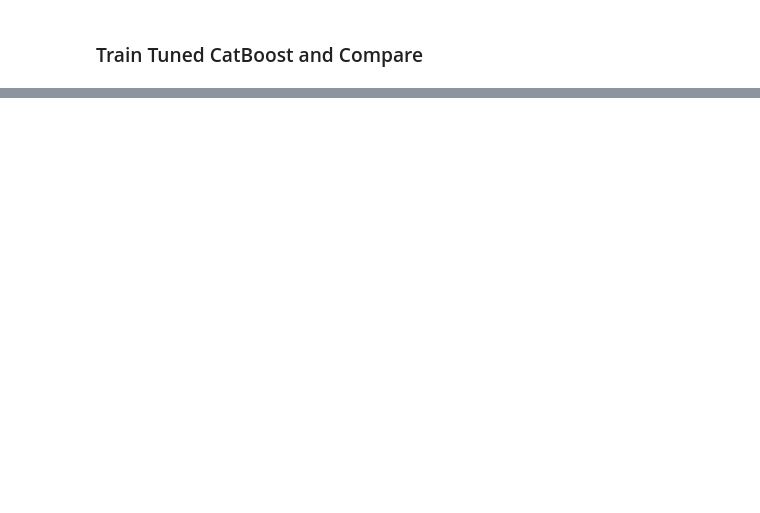
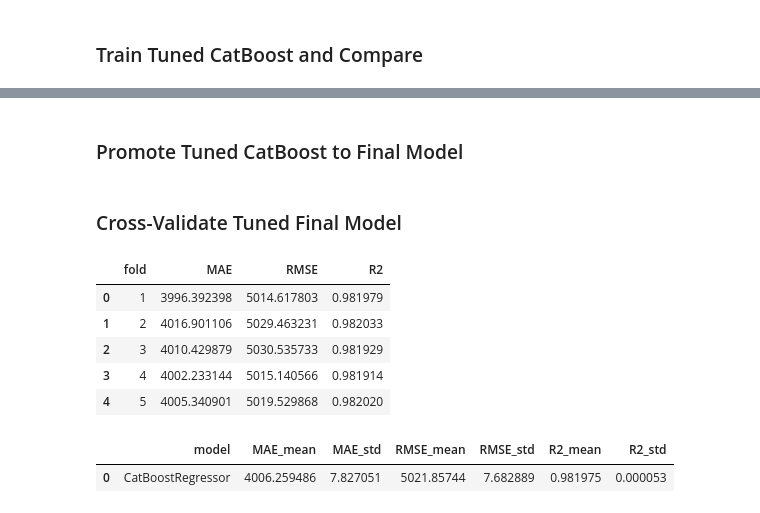
Before and after one commit to JoseSalermo/MachineLearning, a Jupyter notebook: SalaryPredictions.ipynb, the cells around one changed output, grey strips where cells are left out. Drawn from its saved outputs; the diff is of its cells as text; code cells hidden in the pictures; blank space fills up the shorter version.

Commit message:
Final Model Found

```diff
--- a/SalaryPredictions.ipynb
+++ b/SalaryPredictions.ipynb
@@ -684,0 +705,74 @@ display(pd.concat([untuned_metrics, tuned_metrics], ignore_index=True))
+# %% [markdown]
+### Promote Tuned CatBoost to Final Model
+# %%
+final_model_name = "CatBoostRegressor_Tuned"
+final_model = tuned_catboost_model
+final_predictions = tuned_catboost_preds
+final_metrics = tuned_metrics.copy()
+
+print("Selected final model:", final_model_name)
+display(final_metrics)
+# %% [markdown]
+### Cross-Validate Tuned Final Model
+# %%
+from sklearn.model_selection import KFold
+
+X_cv = X.copy()
+for col in categorical_features:
+    X_cv[col] = X_cv[col].astype(str)
+
+cv = KFold(n_splits=5, shuffle=True, random_state=42)
+cv_results = []
+
+for fold, (train_idx, valid_idx) in enumerate(cv.split(X_cv), start=1):
+    X_fold_train = X_cv.iloc[train_idx].copy()
+    X_fold_valid = X_cv.iloc[valid_idx].copy()
+    y_fold_train = y.iloc[train_idx]
+    y_fold_valid = y.iloc[valid_idx]
+
+    cv_model = CatBoostRegressor(
+        depth=best_params["depth"],
+        learning_rate=best_params["learning_rate"],
+        iterations=best_params["iterations"],
+        l2_leaf_reg=best_params["l2_leaf_reg"],
+        loss_function="RMSE",
+        eval_metric="RMSE",
+        random_state=42,
+        verbose=False,
+    )
+
+    cv_model.fit(X_fold_train, y_fold_train, cat_features=categorical_features)
+    cv_preds = cv_model.predict(X_fold_valid)
+
+    cv_results.append({
+        "fold": fold,
+        "MAE": mean_absolute_error(y_fold_valid, cv_preds),
+        "RMSE": np.sqrt(mean_squared_error(y_fold_valid, cv_preds)),
+        "R2": r2_score(y_fold_valid, cv_preds),
+    })
+
+cv_results_df = pd.DataFrame(cv_results)
+display(cv_results_df)
+
+cv_summary_df = pd.DataFrame([
+    {
+        "model": final_model_name,
+        "MAE_mean": cv_results_df["MAE"].mean(),
+        "MAE_std": cv_results_df["MAE"].std(ddof=1),
+        "RMSE_mean": cv_results_df["RMSE"].mean(),
+        "RMSE_std": cv_results_df["RMSE"].std(ddof=1),
+        "R2_mean": cv_results_df["R2"].mean(),
+        "R2_std": cv_results_df["R2"].std(ddof=1),
+    }
+])
+
+display(cv_summary_df)
+# %% [output]
+|  | fold | MAE | RMSE | R2 |
+| 0 | 1 | 3996.392398 | 5014.617803 | 0.981979 |
+| 1 | 2 | 4016.901106 | 5029.463231 | 0.982033 |
+| 2 | 3 | 4010.429879 | 5030.535733 | 0.981929 |
+| 3 | 4 | 4002.233144 | 5015.140566 | 0.981914 |
+| 4 | 5 | 4005.340901 | 5019.529868 | 0.982020 |
+|  | model | MAE_mean | MAE_std | RMSE_mean | RMSE_std | R2_mean | R2_std |
+| 0 | CatBoostRegressor | 4006.259486 | 7.827051 | 5021.85744 | 7.682889 | 0.981975 | 0.000053 |
```
Also changed, not shown: parts of 4 cells of this notebook.
